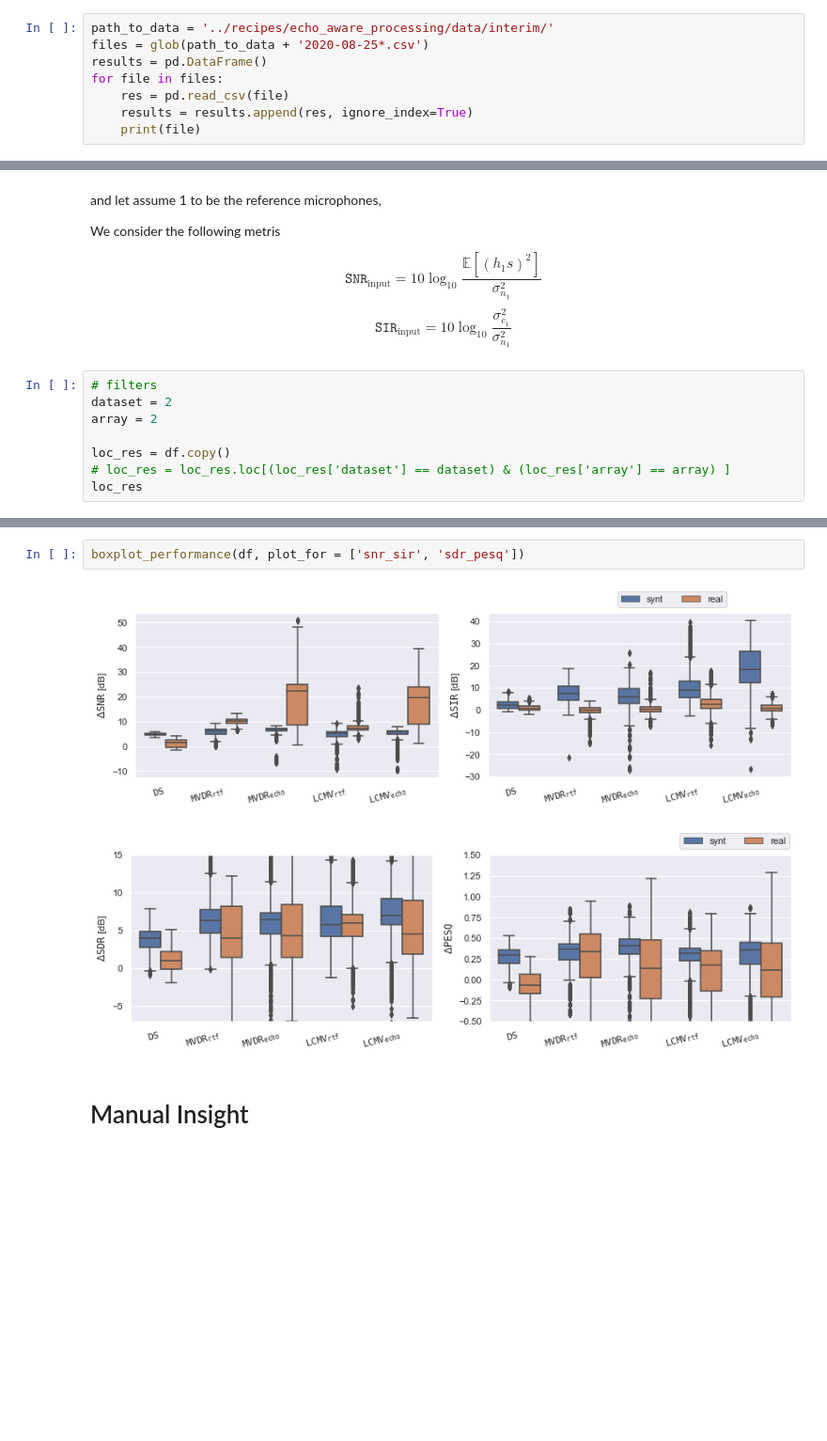
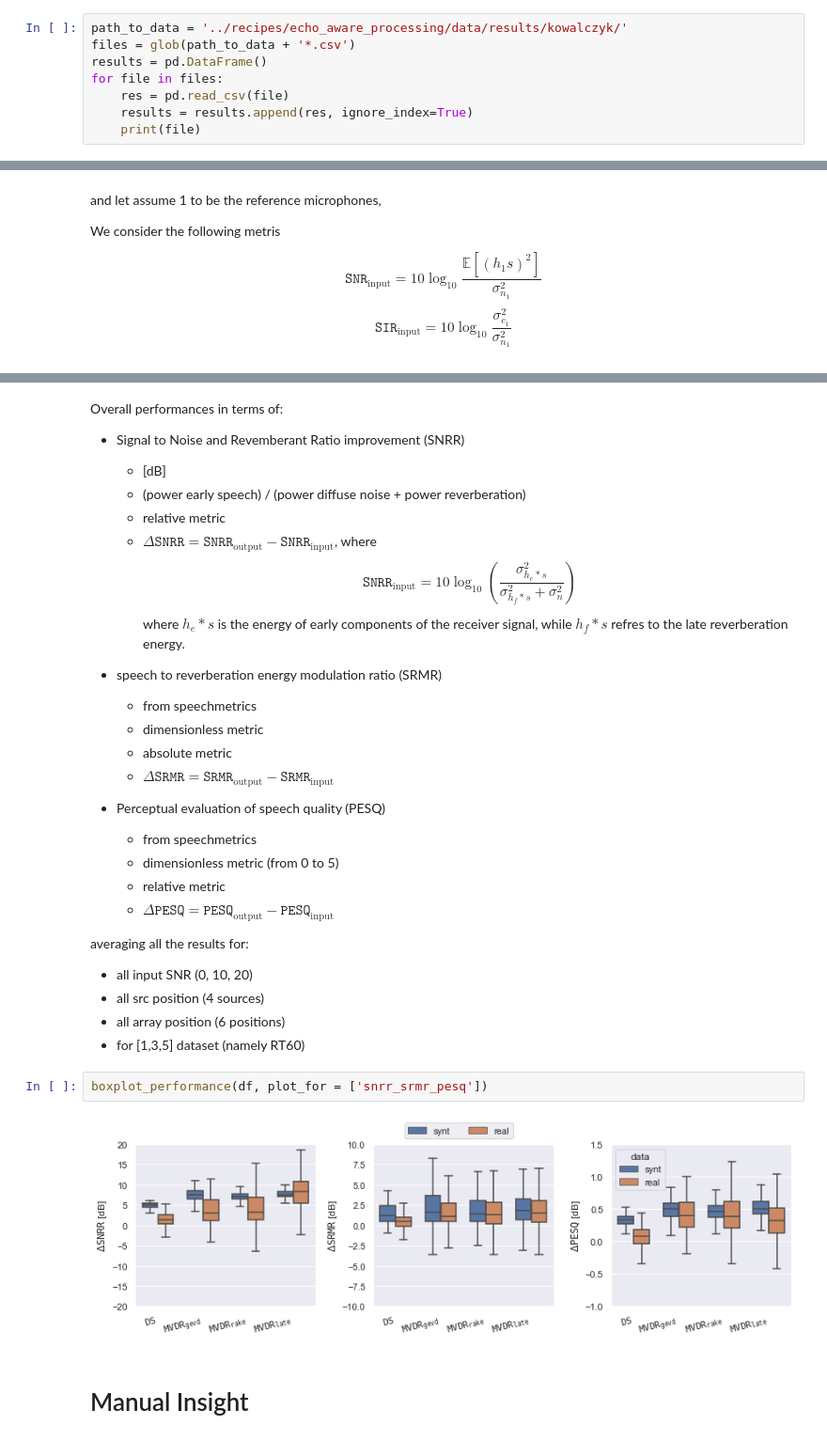
Before and after one commit to Chutlhu/dEchorate, a Jupyter notebook: notebooks/Echo aware Beamforming - results for journal.ipynb, the cells around one changed output, grey strips where cells are left out. Shown at 94% size. Drawn from its saved outputs; the diff is of its cells as text; blank space fills up the shorter version.

Commit message:
results for aer with Crocco

```diff
--- a/notebooks/Echo aware Beamforming - results for journal.ipynb
+++ b/notebooks/Echo aware Beamforming - results for journal.ipynb
@@ -28,8 +28,8 @@ using an ideal voice activity detector,
 
 ## synth results
 # %%
-path_to_data = '../recipes/echo_aware_processing/data/interim/'
-files = glob(path_to_data + '2020-08-25*.csv')
+path_to_data = '../recipes/echo_aware_processing/data/results/kowalczyk/'
+files = glob(path_to_data + '*.csv')
 results = pd.DataFrame()
 for file in files:
     res = pd.read_csv(file)
@@ -126,11 +118,3 @@ We consider the following metris
 
 $$ \mathtt{SNR}_\text{input} = 10 \log_{10} \frac{\mathbb{E}[(h_1 s)^2]}{\sigma^2_{n_1}} $$
 $$ \mathtt{SIR}_\text{input} = 10 \log_{10} \frac{\sigma^2_{c_1}}{\sigma^2_{n_1}} $$
-# %%
-# filters
-dataset = 2
-array = 2
-
-loc_res = df.copy()
-# loc_res = loc_res.loc[(loc_res['dataset'] == dataset) & (loc_res['array'] == array) ]
-loc_res
@@ -249,8 +199,35 @@ def boxplot_performance(loc_res, plot_for, save=False):
         plt.show()
+# %% [markdown]
+Overall performances in terms of:
+- Signal to Noise and Revemberant Ratio improvement (SNRR)
+    - \[dB\]
+    - (power early speech) / (power diffuse noise + power reverberation)
+    - relative metric
+    - $\Delta\mathtt{SNRR} = \mathtt{SNRR}_\text{output} - \mathtt{SNRR}_\text{input}$, where
+        $$ \mathtt{SNRR}_\text{input} = 10 \log_{10} \left( \frac{\sigma_{h_e \ast s}^2}{\sigma_{h_f \ast s}^2 + \sigma_{n}^2}\right)$$
+        where $h_e \ast s$ is the energy of early components of the receiver signal, while $h_f \ast s$ refres to the late reverberation energy.
+
+
+- speech to reverberation energy modulation ratio  (SRMR)
+    - from speechmetrics
+    - dimensionless metric
+    - absolute metric
+    - $\Delta\mathtt{SRMR} = \mathtt{SRMR}_\text{output} - \mathtt{SRMR}_\text{input}$
+
+- Perceptual evaluation of speech quality (PESQ)
+    - from speechmetrics
+    - dimensionless metric (from 0 to 5)
+    - relative metric
+    - $\Delta\mathtt{PESQ} = \mathtt{PESQ}_\text{output} - \mathtt{PESQ}_\text{input}$
+
+averaging all the results for:
+- all input SNR (0, 10, 20)
+- all src position (4 sources)
+- all array position (6 positions)
+- for \[1,3,5\] dataset (namely RT60)
 # %%
-boxplot_performance(df, plot_for = ['snr_sir', 'sdr_pesq'])
+boxplot_performance(df, plot_for = ['snrr_srmr_pesq'])
 # %% [output]
-[figure, old version]
+[figure, new version]
-[figure, removed]
 # %% [markdown]
 # Manual Insight
```
Also changed, not shown: parts of 19 cells of this notebook, 11 other files.
